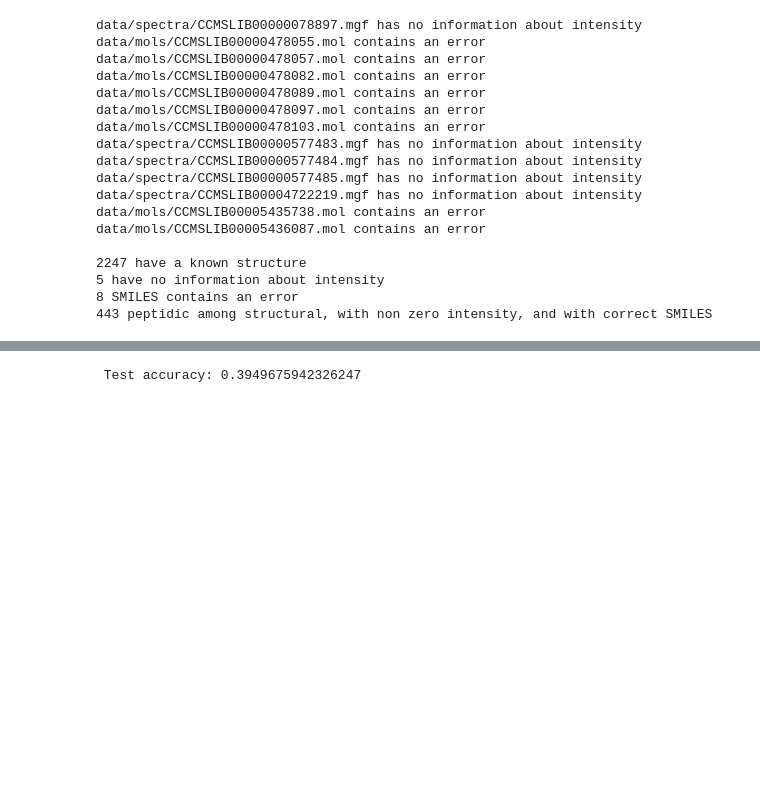
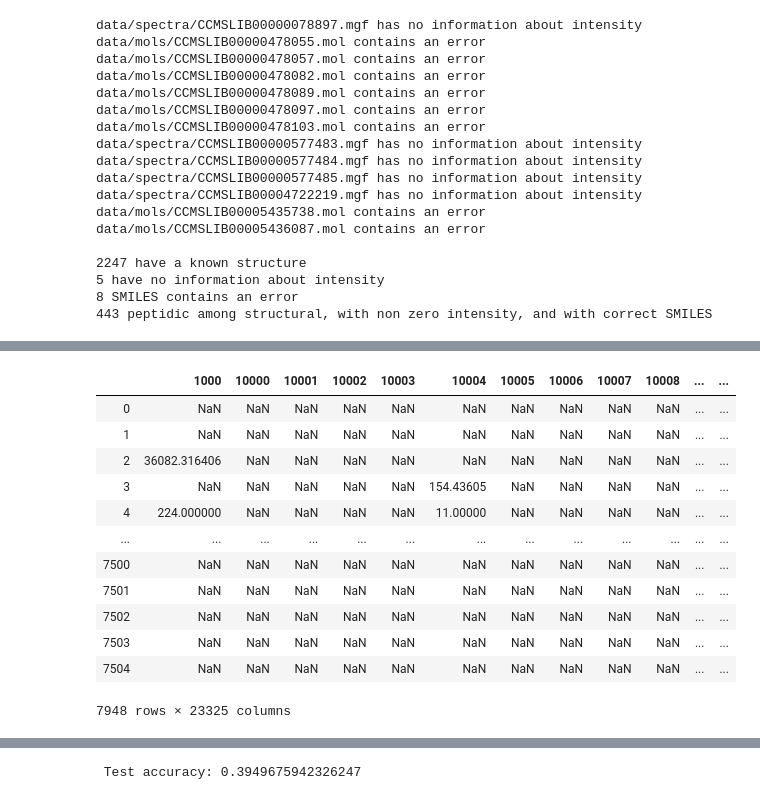
Before and after one commit to letovesnoi/machine-learning, a Jupyter notebook: projects/capstone/capstone.ipynb, the cells around one changed output, grey strips where cells are left out. Drawn from its saved outputs; the diff is of its cells as text; code cells hidden in the pictures; blank space fills up the shorter version.

```diff
--- a/projects/capstone/capstone.ipynb
+++ b/projects/capstone/capstone.ipynb
@@ -272,9 +235,24 @@ fthr_rr = get_fthr(spectra_rr_pathes, fthr_rr)
 # %%
 # Skip other cells except initialization and run this
 spectra_df = pd.read_feather(fthr)
 spectra_rr_df = pd.read_feather(fthr_rr)
 df = pd.concat([spectra_df, spectra_rr_df], sort=True)
 del df['index']
+display(df)
+# %% [output]
+|  | 1000 | 10000 | 10001 | 10002 | 10003 | 10004 | 10005 | 10006 | 10007 | 10008 | ... | ... |
+| 0 | NaN | NaN | NaN | NaN | NaN | NaN | NaN | NaN | NaN | NaN | ... | ... |
+| 1 | NaN | NaN | NaN | NaN | NaN | NaN | NaN | NaN | NaN | NaN | ... | ... |
+| 2 | 36082.316406 | NaN | NaN | NaN | NaN | NaN | NaN | NaN | NaN | NaN | ... | ... |
+| 3 | NaN | NaN | NaN | NaN | NaN | 154.43605 | NaN | NaN | NaN | NaN | ... | ... |
+| 4 | 224.000000 | NaN | NaN | NaN | NaN | 11.00000 | NaN | NaN | NaN | NaN | ... | ... |
+| ... | ... | ... | ... | ... | ... | ... | ... | ... | ... | ... | ... | ... |
+| 7500 | NaN | NaN | NaN | NaN | NaN | NaN | NaN | NaN | NaN | NaN | ... | ... |
+| 7501 | NaN | NaN | NaN | NaN | NaN | NaN | NaN | NaN | NaN | NaN | ... | ... |
+| 7502 | NaN | NaN | NaN | NaN | NaN | NaN | NaN | NaN | NaN | NaN | ... | ... |
+| 7503 | NaN | NaN | NaN | NaN | NaN | NaN | NaN | NaN | NaN | NaN | ... | ... |
+| 7504 | NaN | NaN | NaN | NaN | NaN | NaN | NaN | NaN | NaN | NaN | ... | ... |
+7948 rows × 23325 columns
 # %%
 # Get labels
 def get_spectrum_cyclicality(molfile):
```
Also changed, not shown: parts of 7 cells of this notebook.
